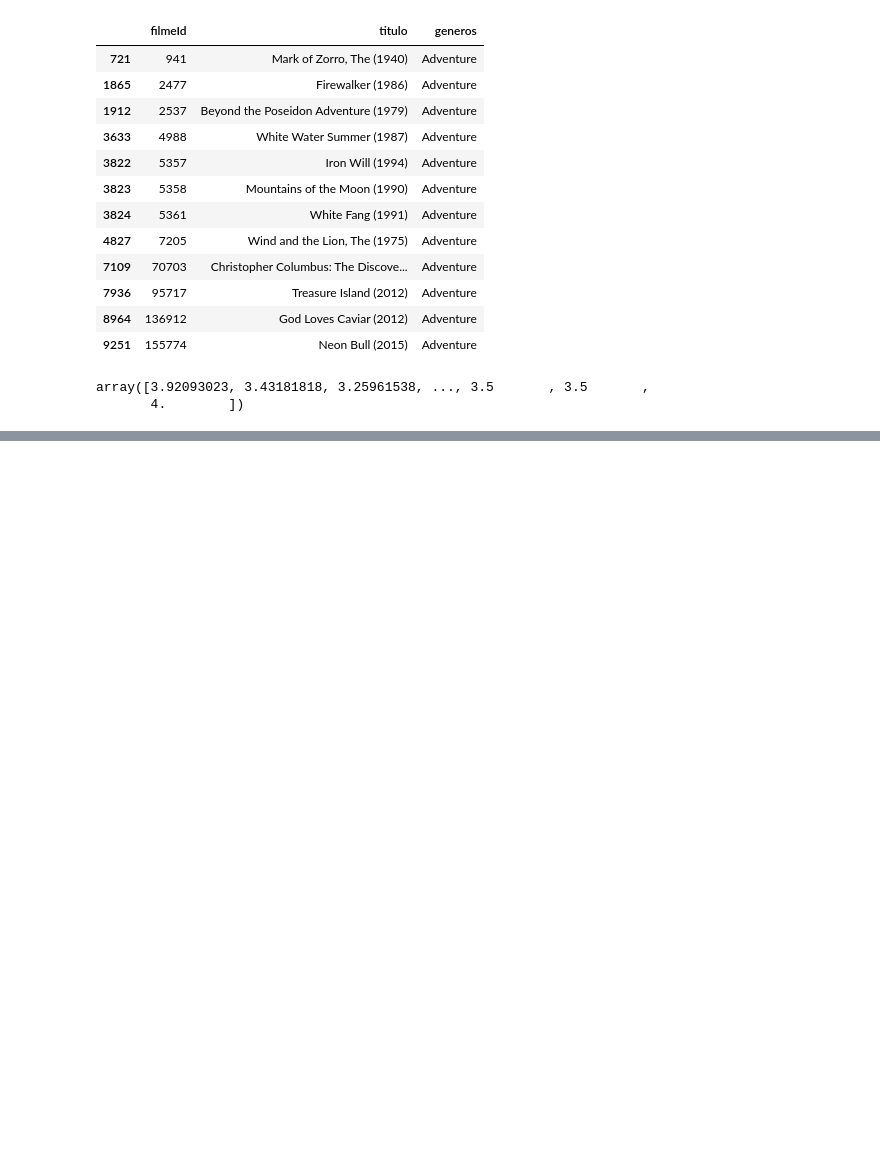
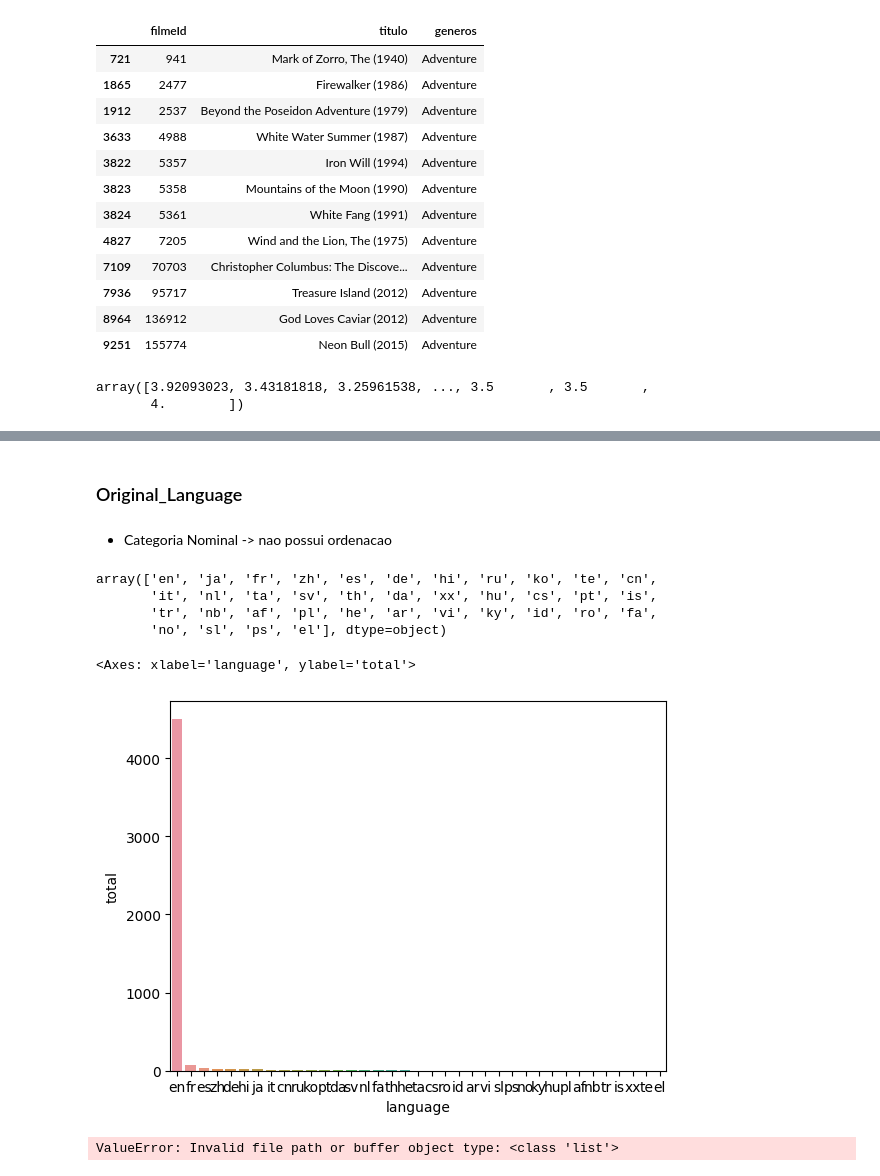
Before and after one commit to Guilherme2603/DataScienceGui, a Jupyter notebook: 01dadosevisualizacao/pandas.ipynb, the cells around one changed output, grey strips where cells are left out. Cells and saved outputs as stored; diff of their text form; code cells hidden in the pictures; blank space fills up the shorter version.

```diff
--- a/01dadosevisualizacao/pandas.ipynb
+++ b/01dadosevisualizacao/pandas.ipynb
@@ -121,0 +143,3 @@ sns.boxplot(notass.nota.values)
+# %%
+movies = pd.read_csv('tmdb_5000_movies.csv')
+movies.head()
@@ -121,0 +153,27 @@ sns.boxplot(notass.nota.values)
+# %% [markdown]
+### Original_Language
+# %% [markdown]
+- Categoria Nominal -> nao possui ordenacao
+# %%
+movies['original_language'].unique()
+# %% [output]
+array(['en', 'ja', 'fr', 'zh', 'es', 'de', 'hi', 'ru', 'ko', 'te', 'cn',
+       'it', 'nl', 'ta', 'sv', 'th', 'da', 'xx', 'hu', 'cs', 'pt', 'is',
+       'tr', 'nb', 'af', 'pl', 'he', 'ar', 'vi', 'ky', 'id', 'ro', 'fa',
+       'no', 'sl', 'ps', 'el'], dtype=object)
+# %%
+languages=movies['original_language'].value_counts().to_frame().reset_index()
+languages.columns=['language','total']
+languages
+sns.barplot(x='language',y='total',data = languages)
+# %% [output]
+<Axes: xlabel='language', ylabel='total'>
+[figure, added]
+# %%
+x=movies['production_countries'].tolist()
+df = pd.read_json(x)
+x=df['iso_3166_1'].unique()
+#movies['production_countries']=x
+sns.catplot(data=movies,x='original_language',y='production_countries')
+# %% [output]
+ValueError: Invalid file path or buffer object type: <class 'list'>
```
Also changed, not shown: parts of 9 cells of this notebook, 2 other files.
